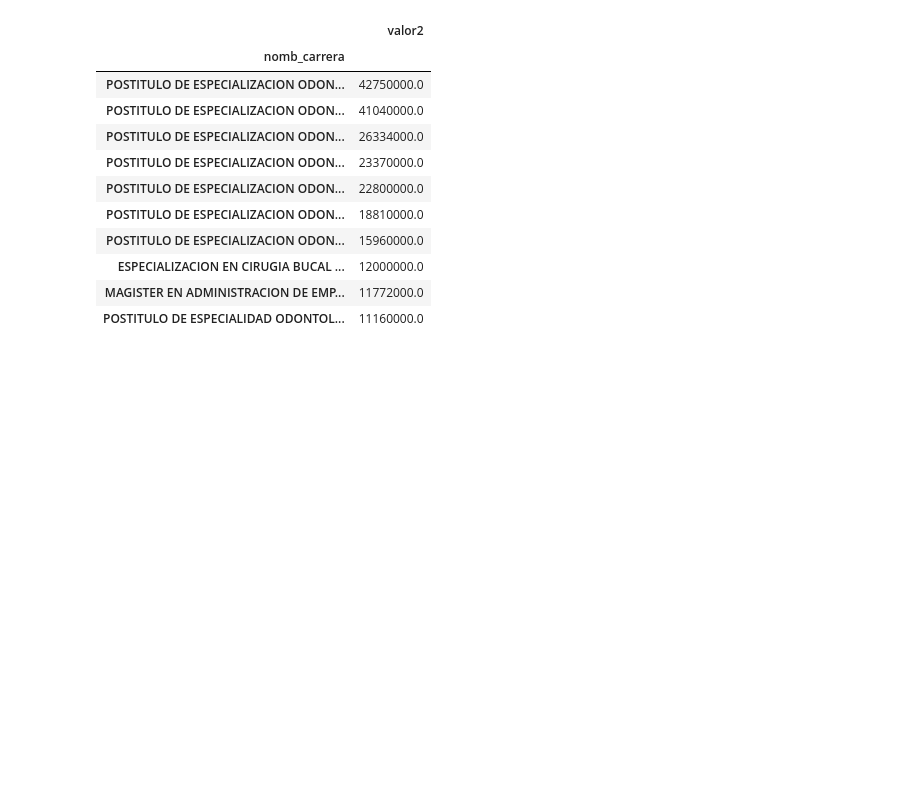
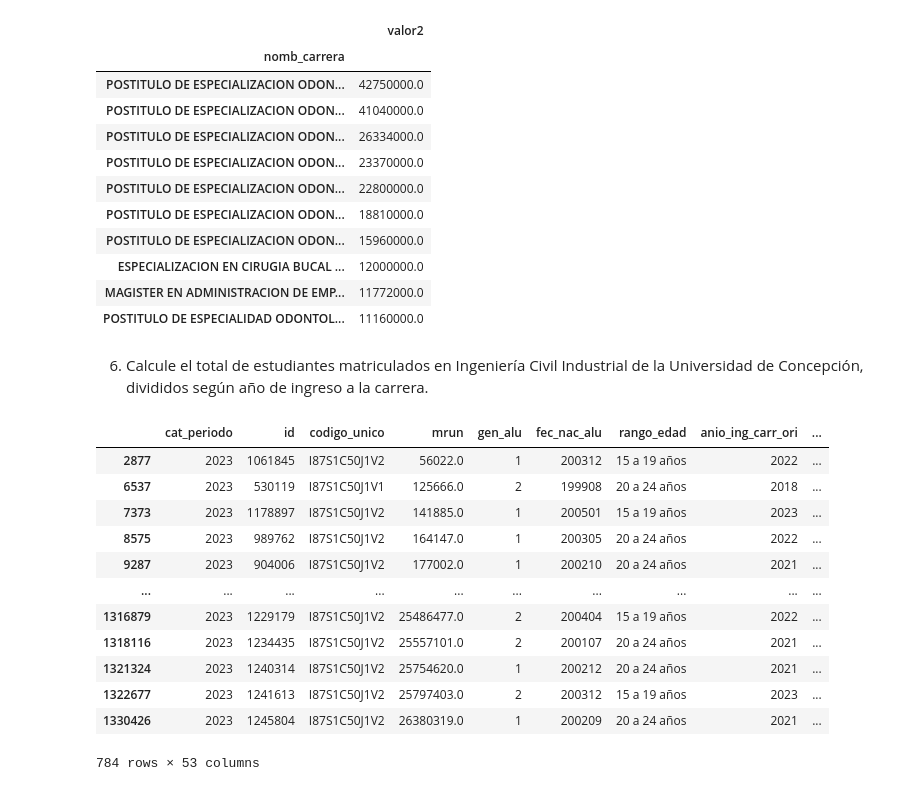
Before and after one commit to cnavarreteliz/data-analysis, a Jupyter notebook: Listado 1.ipynb, the cells around one changed output. Cells and saved outputs as stored; diff of their text form; code cells hidden in the pictures; blank space fills up the shorter version.

```diff
--- a/Listado 1.ipynb
+++ b/Listado 1.ipynb
@@ -197,3 +197,21 @@ df_5.groupby("nomb_carrera").agg({"valor2": "mean"}).sort_values("valor2", ascen
 | ESPECIALIZACION EN CIRUGIA BUCAL ... | 12000000.0 |
 | MAGISTER EN ADMINISTRACION DE EMP... | 11772000.0 |
 | POSTITULO DE ESPECIALIDAD ODONTOL... | 11160000.0 |
+# %% [markdown]
+6. Calcule el total de estudiantes matriculados en Ingeniería Civil Industrial de la Universidad de Concepción, divididos según año de ingreso a la carrera.
+# %%
+df.query("nomb_carrera == 'INGENIERIA CIVIL INDUSTRIAL' & nomb_inst == 'UNIVERSIDAD DE CONCEPCION'")
+# %% [output]
+|  | cat_periodo | id | codigo_unico | mrun | gen_alu | fec_nac_alu | rango_edad | anio_ing_carr_ori | ... |
+| 2877 | 2023 | 1061845 | I87S1C50J1V2 | 56022.0 | 1 | 200312 | 15 a 19 años | 2022 | ... |
+| 6537 | 2023 | 530119 | I87S1C50J1V1 | 125666.0 | 2 | 199908 | 20 a 24 años | 2018 | ... |
+| 7373 | 2023 | 1178897 | I87S1C50J1V2 | 141885.0 | 1 | 200501 | 15 a 19 años | 2023 | ... |
+| 8575 | 2023 | 989762 | I87S1C50J1V2 | 164147.0 | 1 | 200305 | 20 a 24 años | 2022 | ... |
+| 9287 | 2023 | 904006 | I87S1C50J1V2 | 177002.0 | 1 | 200210 | 20 a 24 años | 2021 | ... |
+| ... | ... | ... | ... | ... | ... | ... | ... | ... | ... |
+| 1316879 | 2023 | 1229179 | I87S1C50J1V2 | 25486477.0 | 2 | 200404 | 15 a 19 años | 2022 | ... |
+| 1318116 | 2023 | 1234435 | I87S1C50J1V2 | 25557101.0 | 2 | 200107 | 20 a 24 años | 2021 | ... |
+| 1321324 | 2023 | 1240314 | I87S1C50J1V2 | 25754620.0 | 1 | 200212 | 20 a 24 años | 2021 | ... |
+| 1322677 | 2023 | 1241613 | I87S1C50J1V2 | 25797403.0 | 2 | 200312 | 15 a 19 años | 2023 | ... |
+| 1330426 | 2023 | 1245804 | I87S1C50J1V2 | 26380319.0 | 1 | 200209 | 20 a 24 años | 2021 | ... |
+784 rows × 53 columns
```
Also changed, not shown: parts of 16 cells of this notebook.
